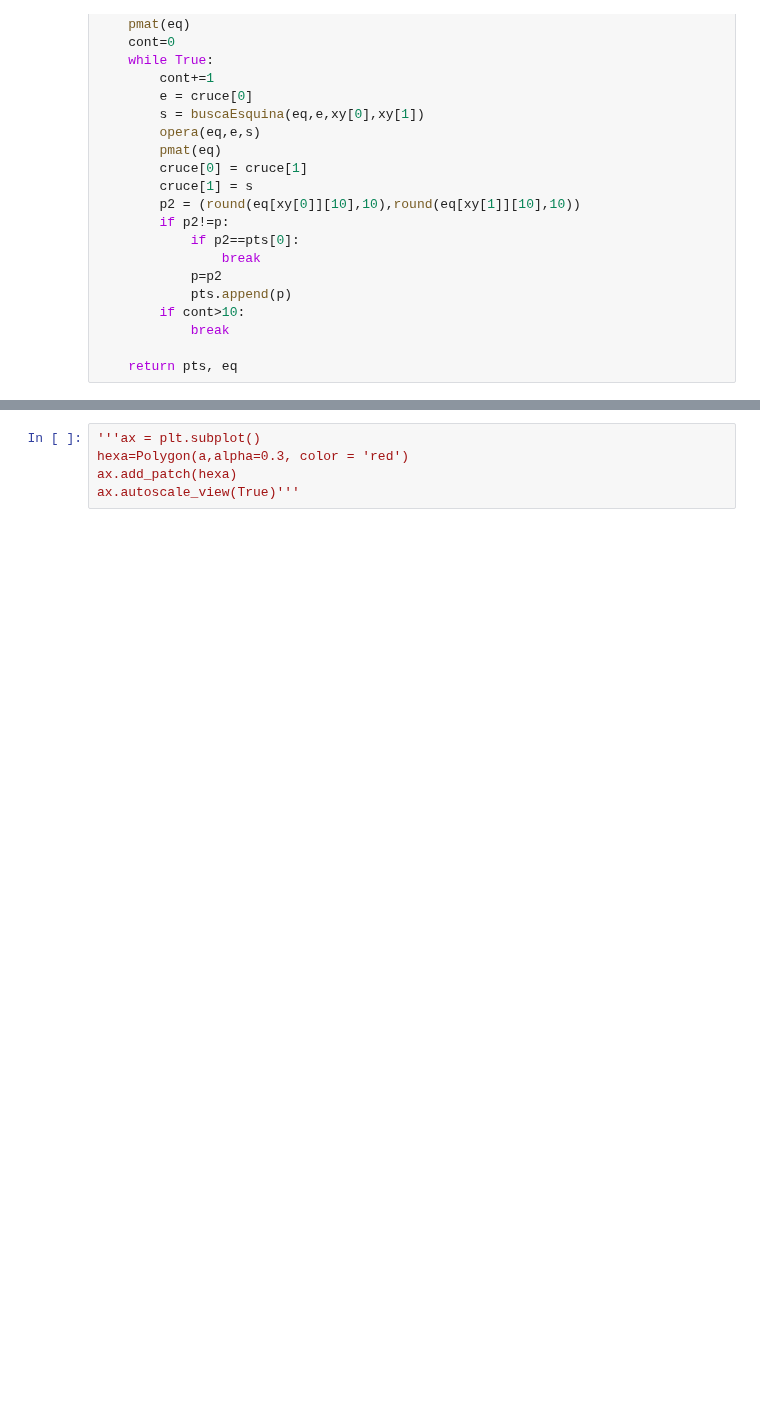
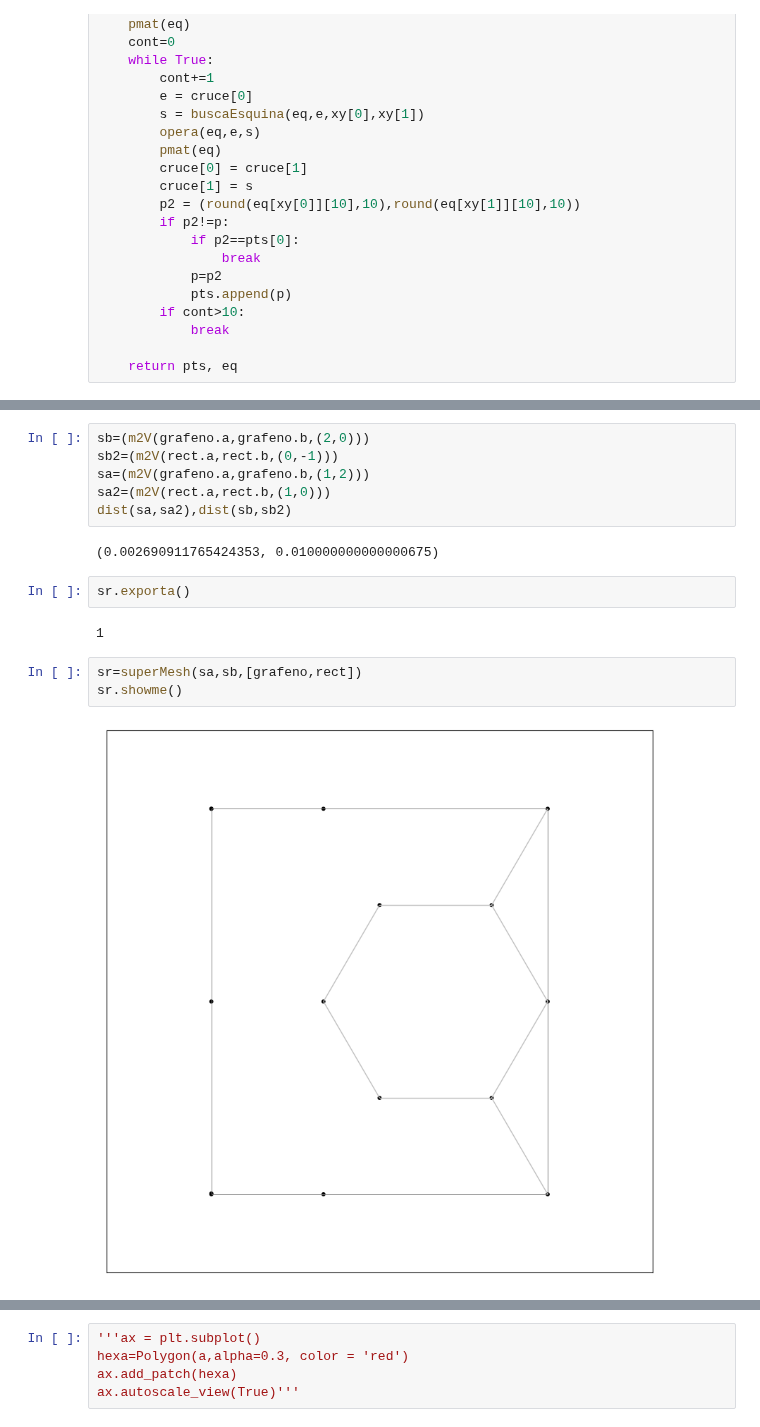
Before and after one commit to OssielAg/SS, a Jupyter notebook: SuperCell/FBZ.ipynb, the cells around one changed output, grey strips where cells are left out. Saved outputs shown, nothing was run; the diff lists cells and outputs as text; blank space fills up the shorter version.

```diff
--- a/SuperCell/FBZ.ipynb
+++ b/SuperCell/FBZ.ipynb
@@ -84 +113,18 @@ m1 = grafeno()
+# %%
+sb=(m2V(grafeno.a,grafeno.b,(2,0)))
+sb2=(m2V(rect.a,rect.b,(0,-1)))
+sa=(m2V(grafeno.a,grafeno.b,(1,2)))
+sa2=(m2V(rect.a,rect.b,(1,0)))
+dist(sa,sa2),dist(sb,sb2)
+# %% [output]
+(0.002690911765424353, 0.010000000000000675)
+# %%
+sr.exporta()
+# %% [output]
+1
+# %%
+sr=superMesh(sa,sb,[grafeno,rect])
+sr.showme()
+# %% [output]
+[figure, added]
 # %%
```
Also changed, not shown: parts of 14 cells of this notebook, 11 other files.
